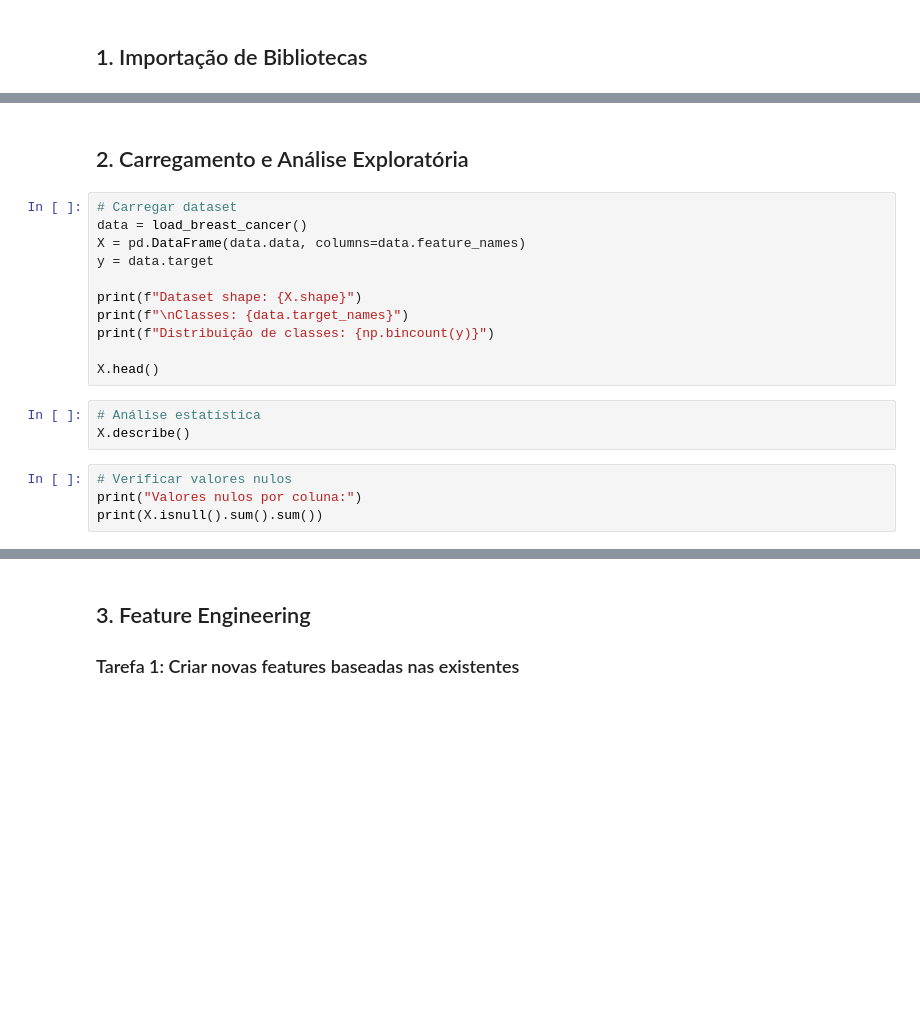
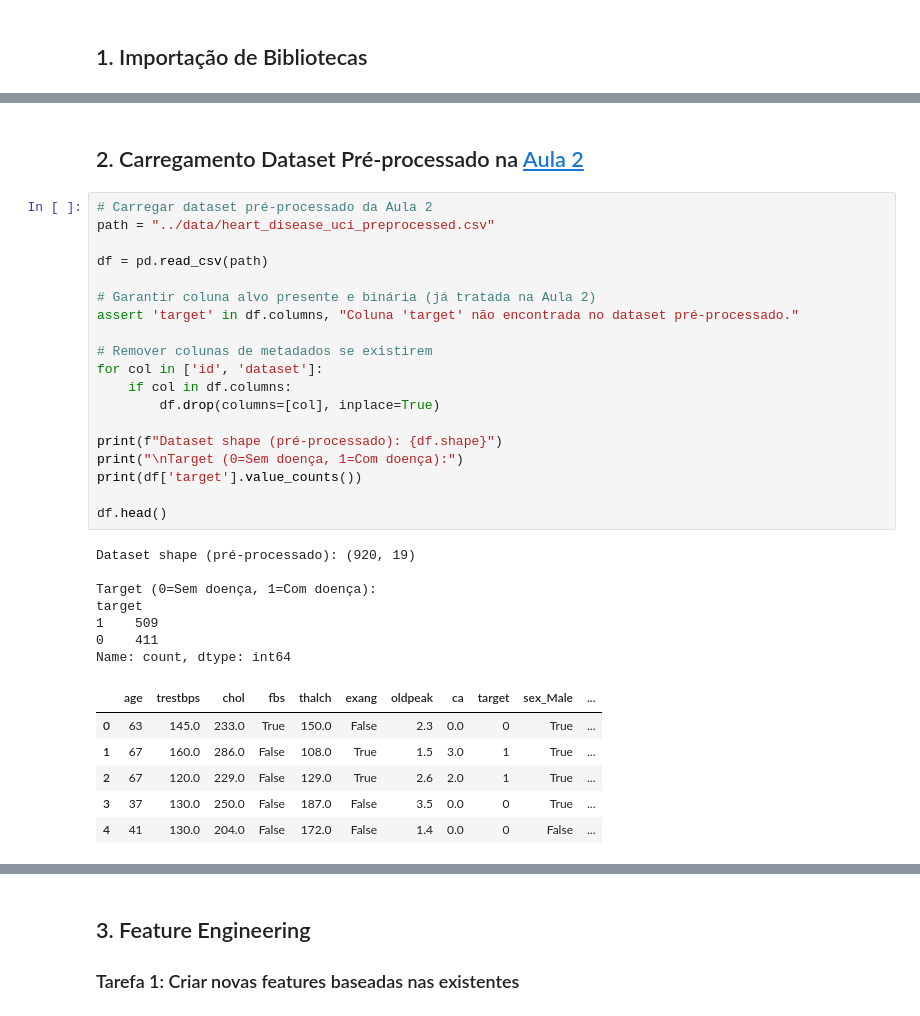
Before and after one commit to lfbraz/introducao-ciclo-de-vida-de-modelos, a Jupyter notebook: aula_03_desenvolvimento_engenharia/exercicio_engenharia_modelos.ipynb, the cells around one changed output, grey strips where cells are left out. Saved outputs shown, nothing was run; the diff lists cells and outputs as text; blank space fills up the shorter version.

```diff
--- a/aula_03_desenvolvimento_engenharia/exercicio_engenharia_modelos.ipynb
+++ b/aula_03_desenvolvimento_engenharia/exercicio_engenharia_modelos.ipynb
@@ -30,23 +35,38 @@ import warnings
 warnings.filterwarnings('ignore')
 
 plt.style.use('seaborn-v0_8-darkgrid')
-# %% [markdown]
-## 2. Carregamento e Análise Exploratória
-# %%
-# Carregar dataset
-data = load_breast_cancer()
-X = pd.DataFrame(data.data, columns=data.feature_names)
-y = data.target
-
-print(f"Dataset shape: {X.shape}")
-print(f"\nClasses: {data.target_names}")
-print(f"Distribuição de classes: {np.bincount(y)}")
-
-X.head()
-# %%
-# Análise estatística
-X.describe()
-# %%
-# Verificar valores nulos
-print("Valores nulos por coluna:")
-print(X.isnull().sum().sum())
+# %% [markdown]
+## 2. Carregamento Dataset Pré-processado na [Aula 2](../aula_02_experimentacao_mvp/)
+# %%
+# Carregar dataset pré-processado da Aula 2
+path = "../data/heart_disease_uci_preprocessed.csv"
+
+df = pd.read_csv(path)
+
+# Garantir coluna alvo presente e binária (já tratada na Aula 2)
+assert 'target' in df.columns, "Coluna 'target' não encontrada no dataset pré-processado."
+
+# Remover colunas de metadados se existirem
+for col in ['id', 'dataset']:
+    if col in df.columns:
+        df.drop(columns=[col], inplace=True)
+
+print(f"Dataset shape (pré-processado): {df.shape}")
+print("\nTarget (0=Sem doença, 1=Com doença):")
+print(df['target'].value_counts())
+
+df.head()
+# %% [output]
+Dataset shape (pré-processado): (920, 19)
+
+Target (0=Sem doença, 1=Com doença):
+target
+1    509
+0    411
+Name: count, dtype: int64
+|  | age | trestbps | chol | fbs | thalch | exang | oldpeak | ca | target | sex_Male | ... |
+| 0 | 63 | 145.0 | 233.0 | True | 150.0 | False | 2.3 | 0.0 | 0 | True | ... |
+| 1 | 67 | 160.0 | 286.0 | False | 108.0 | True | 1.5 | 3.0 | 1 | True | ... |
+| 2 | 67 | 120.0 | 229.0 | False | 129.0 | True | 2.6 | 2.0 | 1 | True | ... |
+| 3 | 37 | 130.0 | 250.0 | False | 187.0 | False | 3.5 | 0.0 | 0 | True | ... |
+| 4 | 41 | 130.0 | 204.0 | False | 172.0 | False | 1.4 | 0.0 | 0 | False | ... |
```
Also changed, not shown: parts of 27 cells of this notebook, 5 other files.
